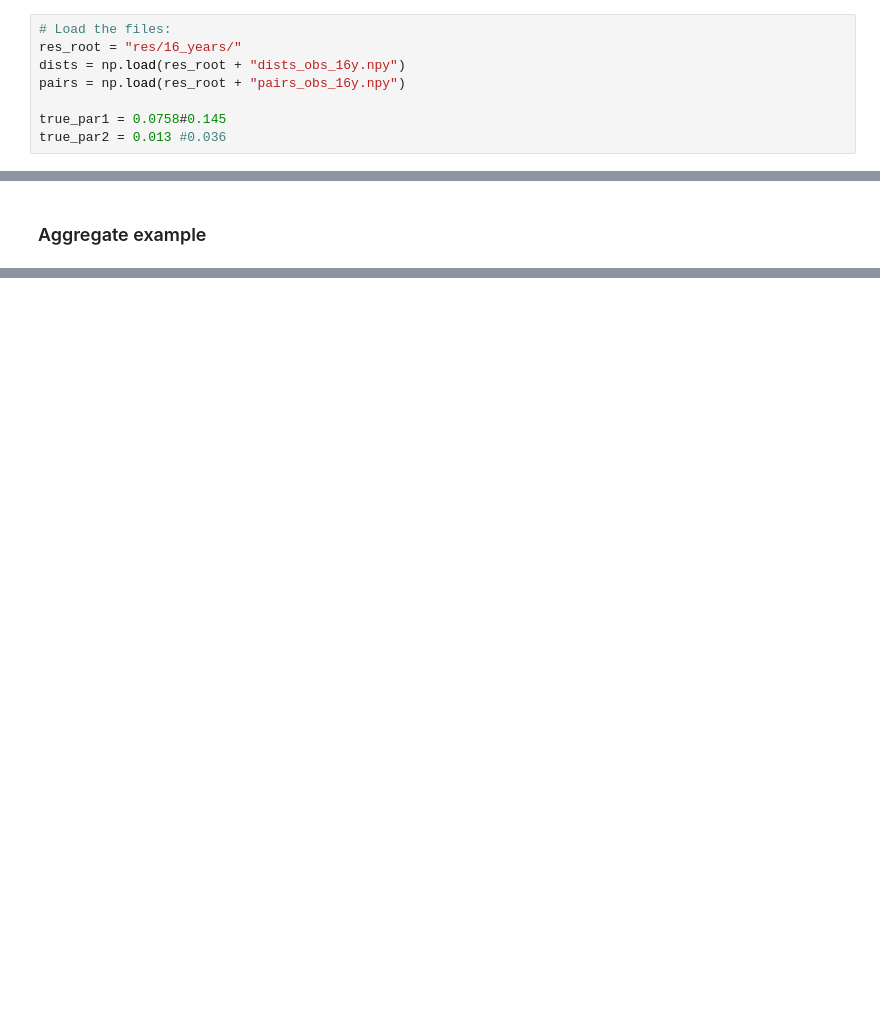
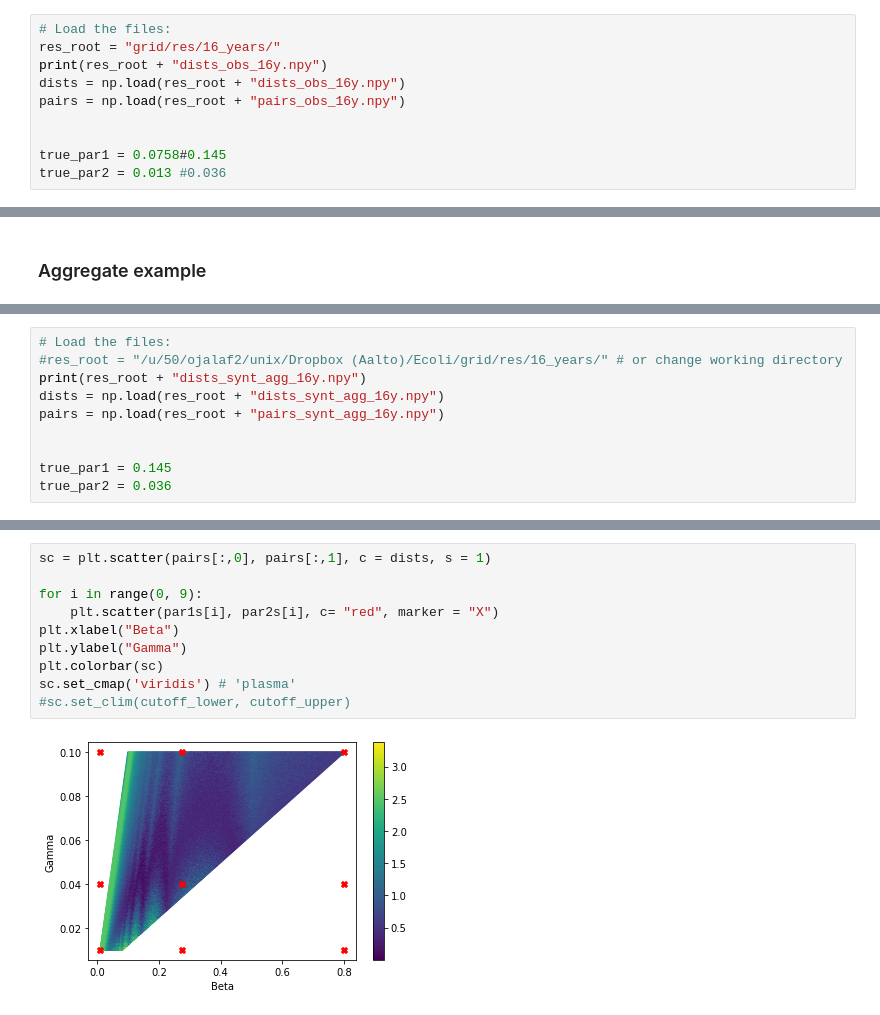
Before and after one commit to fanoja/Ecoli-R0, a Jupyter notebook: grid/grid_visualization.ipynb, the cells around one changed output, grey strips where cells are left out. Cells and saved outputs as stored; diff of their text form; blank space fills up the shorter version.

```diff
--- a/grid/grid_visualization.ipynb
+++ b/grid/grid_visualization.ipynb
@@ -10,9 +15,11 @@ from grid_functions import *
 # %%
 # Load the files:
-res_root = "res/16_years/"
+res_root = "grid/res/16_years/"
+print(res_root + "dists_obs_16y.npy")
 dists = np.load(res_root + "dists_obs_16y.npy")
 pairs = np.load(res_root + "pairs_obs_16y.npy")
 
+
 true_par1 = 0.0758#0.145
 true_par2 = 0.013 #0.036
 # %% [output]
@@ -142,0 +155,10 @@ plt.show()
+# %%
+# Load the files:
+#res_root = "/u/50/ojalaf2/unix/Dropbox (Aalto)/Ecoli/grid/res/16_years/" # or change working directory
+print(res_root + "dists_synt_agg_16y.npy")
+dists = np.load(res_root + "dists_synt_agg_16y.npy")
+pairs = np.load(res_root + "pairs_synt_agg_16y.npy")
+
+
+true_par1 = 0.145
+true_par2 = 0.036
@@ -142,0 +322,12 @@ plt.show()
+# %%
+sc = plt.scatter(pairs[:,0], pairs[:,1], c = dists, s = 1)
+
+for i in range(0, 9):
+    plt.scatter(par1s[i], par2s[i], c= "red", marker = "X")
+plt.xlabel("Beta")
+plt.ylabel("Gamma")
+plt.colorbar(sc)
+sc.set_cmap('viridis') # 'plasma'
+#sc.set_clim(cutoff_lower, cutoff_upper)
+# %% [output]
+[figure, added]
```
Also changed, not shown: parts of 19 cells of this notebook, 2 other files.
